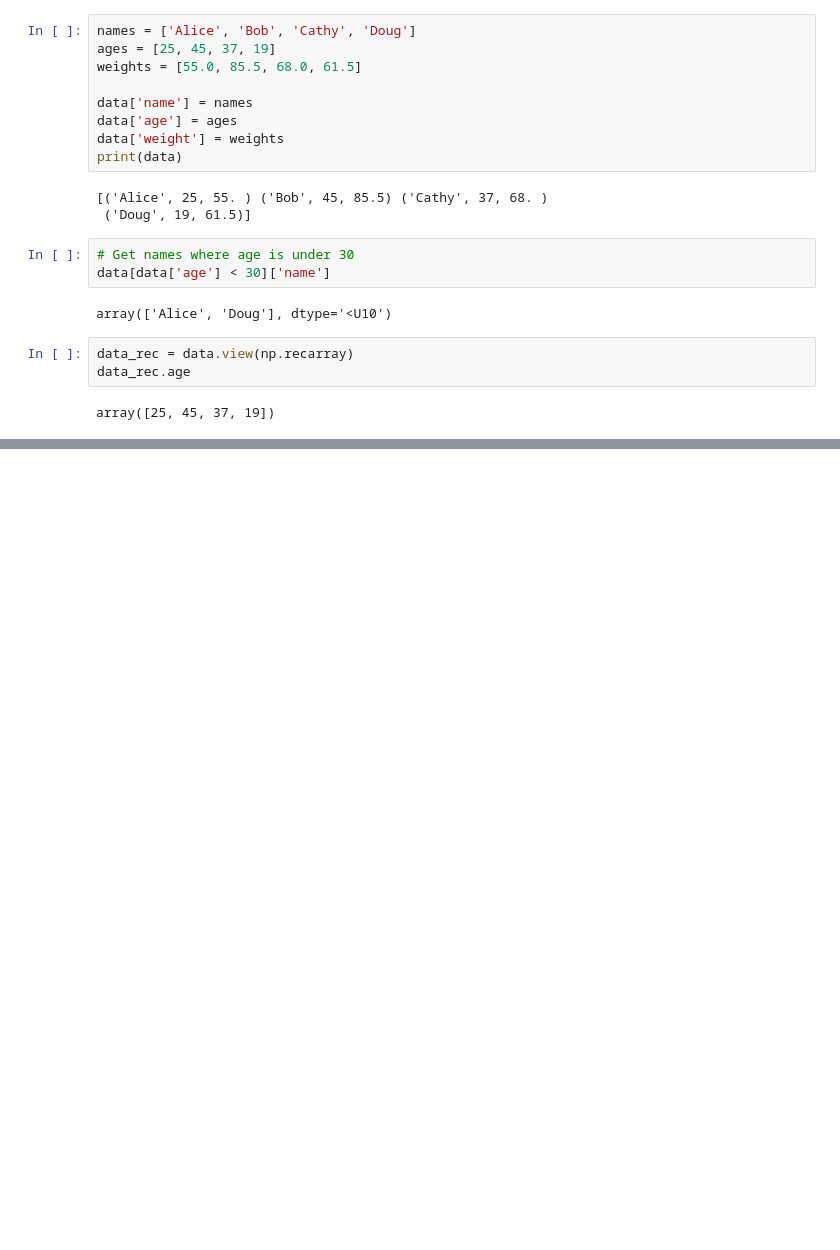
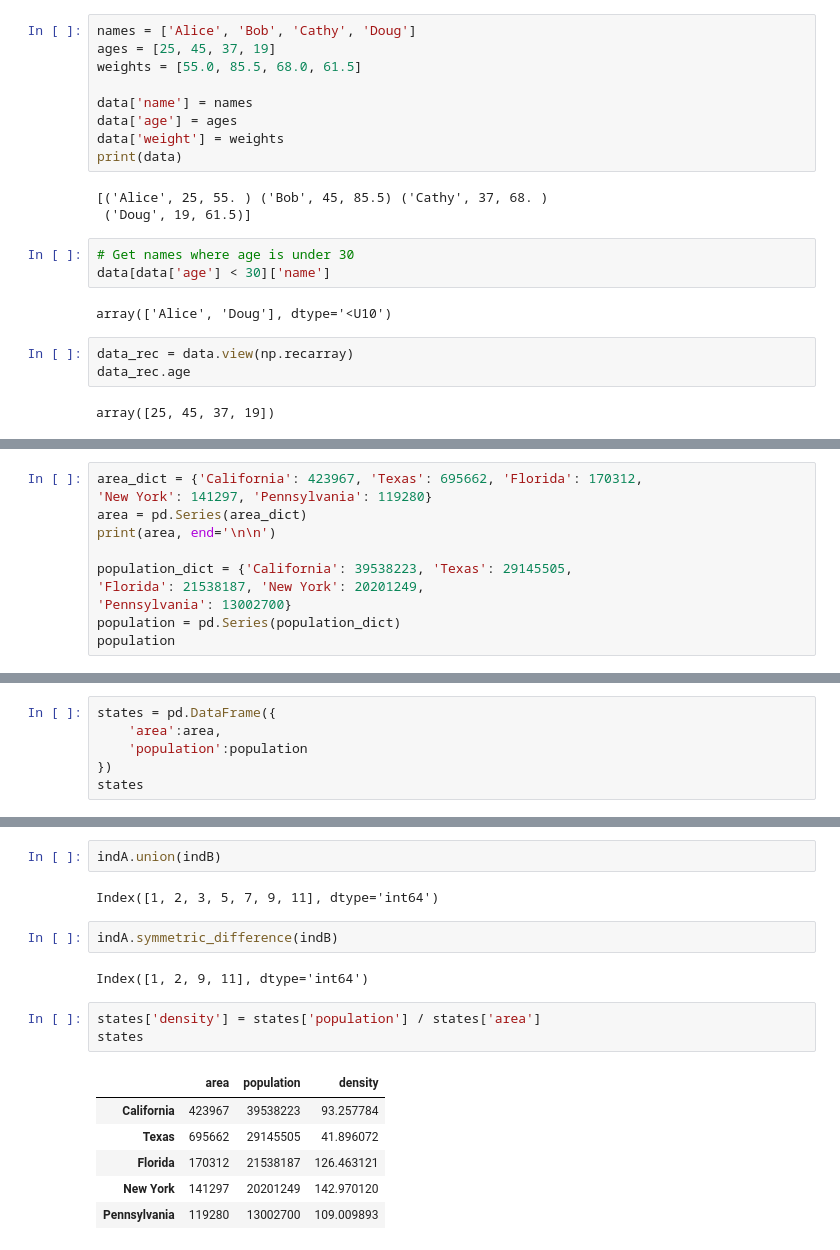
Before and after one commit to LutLas/pythonhandbookno1, a Jupyter notebook: practice1.ipynb, the cells around one changed output, grey strips where cells are left out. Cells and saved outputs as stored; diff of their text form; blank space fills up the shorter version.

```diff
--- a/practice1.ipynb
+++ b/practice1.ipynb
@@ -32,0 +56,11 @@ array([25, 45, 37, 19])
+# %%
+area_dict = {'California': 423967, 'Texas': 695662, 'Florida': 170312,
+'New York': 141297, 'Pennsylvania': 119280}
+area = pd.Series(area_dict)
+print(area, end='\n\n')
+
+population_dict = {'California': 39538223, 'Texas': 29145505,
+'Florida': 21538187, 'New York': 20201249,
+'Pennsylvania': 13002700}
+population = pd.Series(population_dict)
+population
@@ -32,0 +80,6 @@ array([25, 45, 37, 19])
+# %%
+states = pd.DataFrame({
+    'area':area,
+    'population':population
+})
+states
@@ -32,0 +104,18 @@ array([25, 45, 37, 19])
+# %%
+indA.union(indB)
+# %% [output]
+Index([1, 2, 3, 5, 7, 9, 11], dtype='int64')
+# %%
+indA.symmetric_difference(indB)
+# %% [output]
+Index([1, 2, 9, 11], dtype='int64')
+# %%
+states['density'] = states['population'] / states['area']
+states
+# %% [output]
+|  | area | population | density |
+| California | 423967 | 39538223 | 93.257784 |
+| Texas | 695662 | 29145505 | 41.896072 |
+| Florida | 170312 | 21538187 | 126.463121 |
+| New York | 141297 | 20201249 | 142.970120 |
+| Pennsylvania | 119280 | 13002700 | 109.009893 |
```
Also changed, not shown: parts of 14 cells of this notebook, 1 other file.
